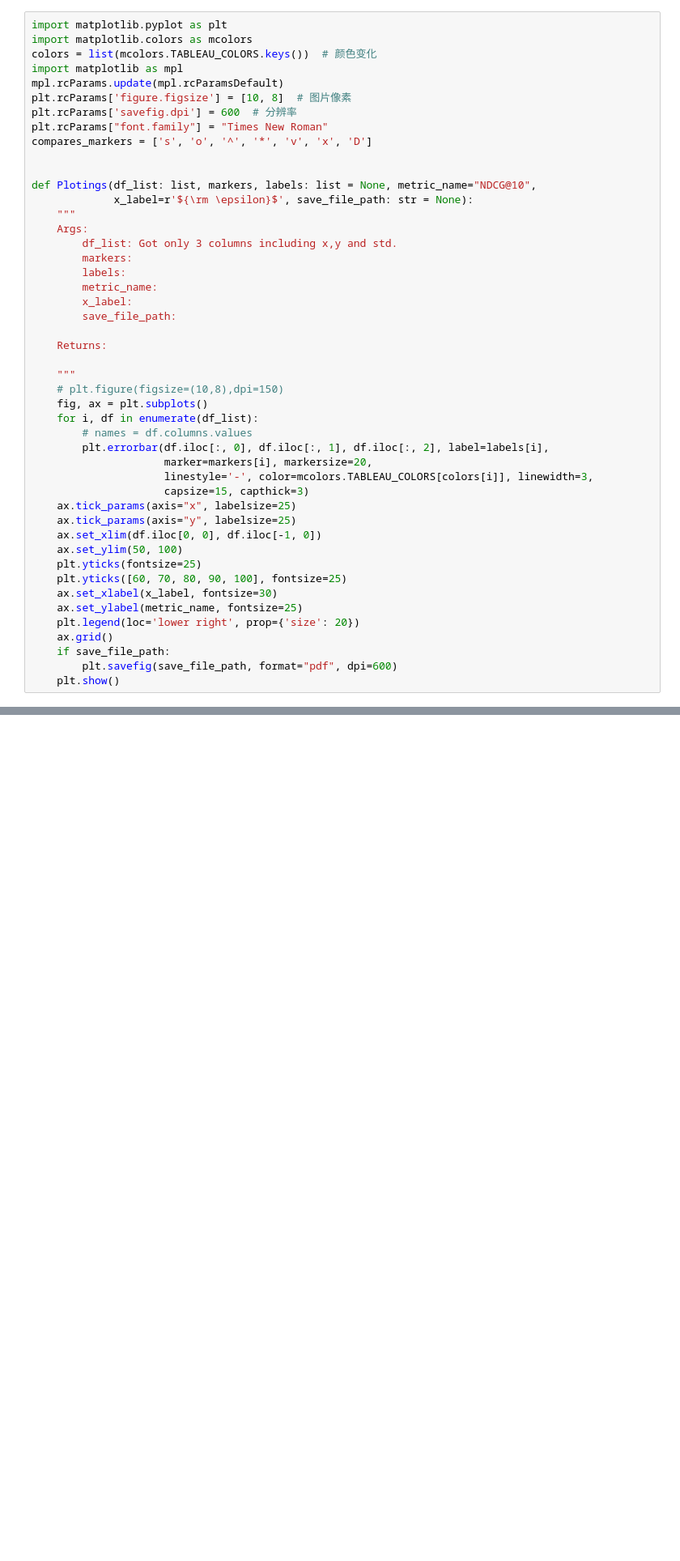
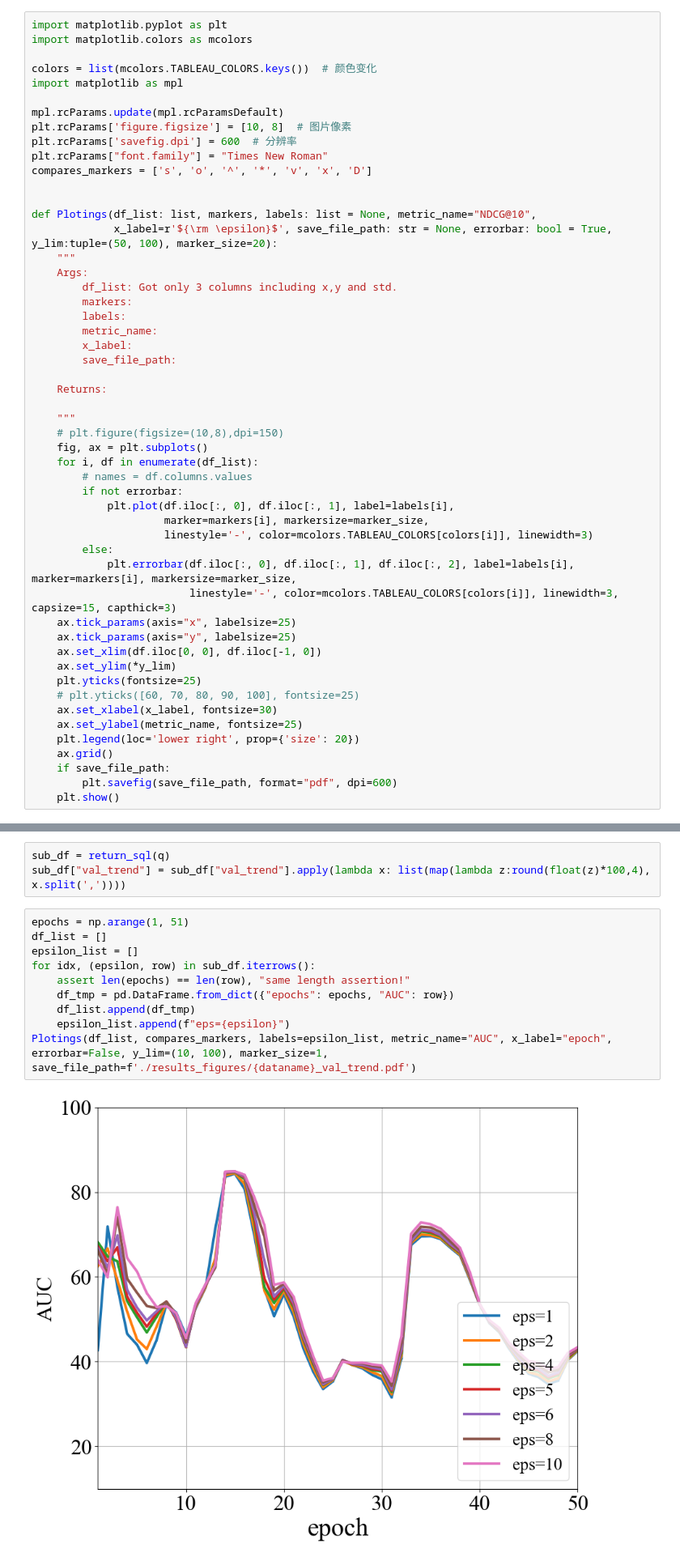
Before and after one commit to marlowe518/Awesome-Differential-Privacy-and-Meachine-Learning, a Jupyter notebook: GNN/link_prediction_samll_dataset/ploting_comparison.ipynb, the cells around one changed output, grey strips where cells are left out. Shown: that part at 81% size. Saved outputs shown, nothing was run; the diff lists cells and outputs as text; blank space fills up the shorter version.

```diff
--- a/GNN/link_prediction_samll_dataset/ploting_comparison.ipynb
+++ b/GNN/link_prediction_samll_dataset/ploting_comparison.ipynb
@@ -4,8 +4,10 @@ from pandasql import sqldf
 # %%
 import matplotlib.pyplot as plt
 import matplotlib.colors as mcolors
+
 colors = list(mcolors.TABLEAU_COLORS.keys())  # 颜色变化
 import matplotlib as mpl
+
 mpl.rcParams.update(mpl.rcParamsDefault)
 plt.rcParams['figure.figsize'] = [10, 8]  # 图片像素
 plt.rcParams['savefig.dpi'] = 600  # 分辨率
@@ -14,7 +16,7 @@ compares_markers = ['s', 'o', '^', '*', 'v', 'x', 'D']
 
 
 def Plotings(df_list: list, markers, labels: list = None, metric_name="NDCG@10",
-             x_label=r'${\rm \epsilon}$', save_file_path: str = None):
+             x_label=r'${\rm \epsilon}$', save_file_path: str = None, errorbar: bool = True, y_lim:tuple=(50, 100), marker_size=20):
     """
     Args:
         df_list: Got only 3 columns including x,y and std.
@@ -31,16 +33,19 @@ def Plotings(df_list: list, markers, labels: list = None, metric_name="NDCG@10",
     fig, ax = plt.subplots()
     for i, df in enumerate(df_list):
         # names = df.columns.values
-        plt.errorbar(df.iloc[:, 0], df.iloc[:, 1], df.iloc[:, 2], label=labels[i],
-                     marker=markers[i], markersize=20,
-                     linestyle='-', color=mcolors.TABLEAU_COLORS[colors[i]], linewidth=3,
-                     capsize=15, capthick=3)
+        if not errorbar:
+            plt.plot(df.iloc[:, 0], df.iloc[:, 1], label=labels[i],
+                     marker=markers[i], markersize=marker_size,
+                     linestyle='-', color=mcolors.TABLEAU_COLORS[colors[i]], linewidth=3)
+        else:
+            plt.errorbar(df.iloc[:, 0], df.iloc[:, 1], df.iloc[:, 2], label=labels[i], marker=markers[i], markersize=marker_size,
+                         linestyle='-', color=mcolors.TABLEAU_COLORS[colors[i]], linewidth=3, capsize=15, capthick=3)
     ax.tick_params(axis="x", labelsize=25)
     ax.tick_params(axis="y", labelsize=25)
     ax.set_xlim(df.iloc[0, 0], df.iloc[-1, 0])
-    ax.set_ylim(50, 100)
+    ax.set_ylim(*y_lim)
     plt.yticks(fontsize=25)
-    plt.yticks([60, 70, 80, 90, 100], fontsize=25)
+    # plt.yticks([60, 70, 80, 90, 100], fontsize=25)
     ax.set_xlabel(x_label, fontsize=30)
     ax.set_ylabel(metric_name, fontsize=25)
     plt.legend(loc='lower right', prop={'size': 20})
@@ -179,0 +170,15 @@ sub_df
+# %%
+sub_df = return_sql(q)
+sub_df["val_trend"] = sub_df["val_trend"].apply(lambda x: list(map(lambda z:round(float(z)*100,4), x.split(','))))
+# %%
+epochs = np.arange(1, 51)
+df_list = []
+epsilon_list = []
+for idx, (epsilon, row) in sub_df.iterrows():
+    assert len(epochs) == len(row), "same length assertion!"
+    df_tmp = pd.DataFrame.from_dict({"epochs": epochs, "AUC": row})
+    df_list.append(df_tmp)
+    epsilon_list.append(f"eps={epsilon}")
+Plotings(df_list, compares_markers, labels=epsilon_list, metric_name="AUC", x_label="epoch", errorbar=False, y_lim=(10, 100), marker_size=1, save_file_path=f'./results_figures/{dataname}_val_trend.pdf')
+# %% [output]
+[figure, added]
```
Also changed, not shown: parts of 6 cells of this notebook, 2 other files.
